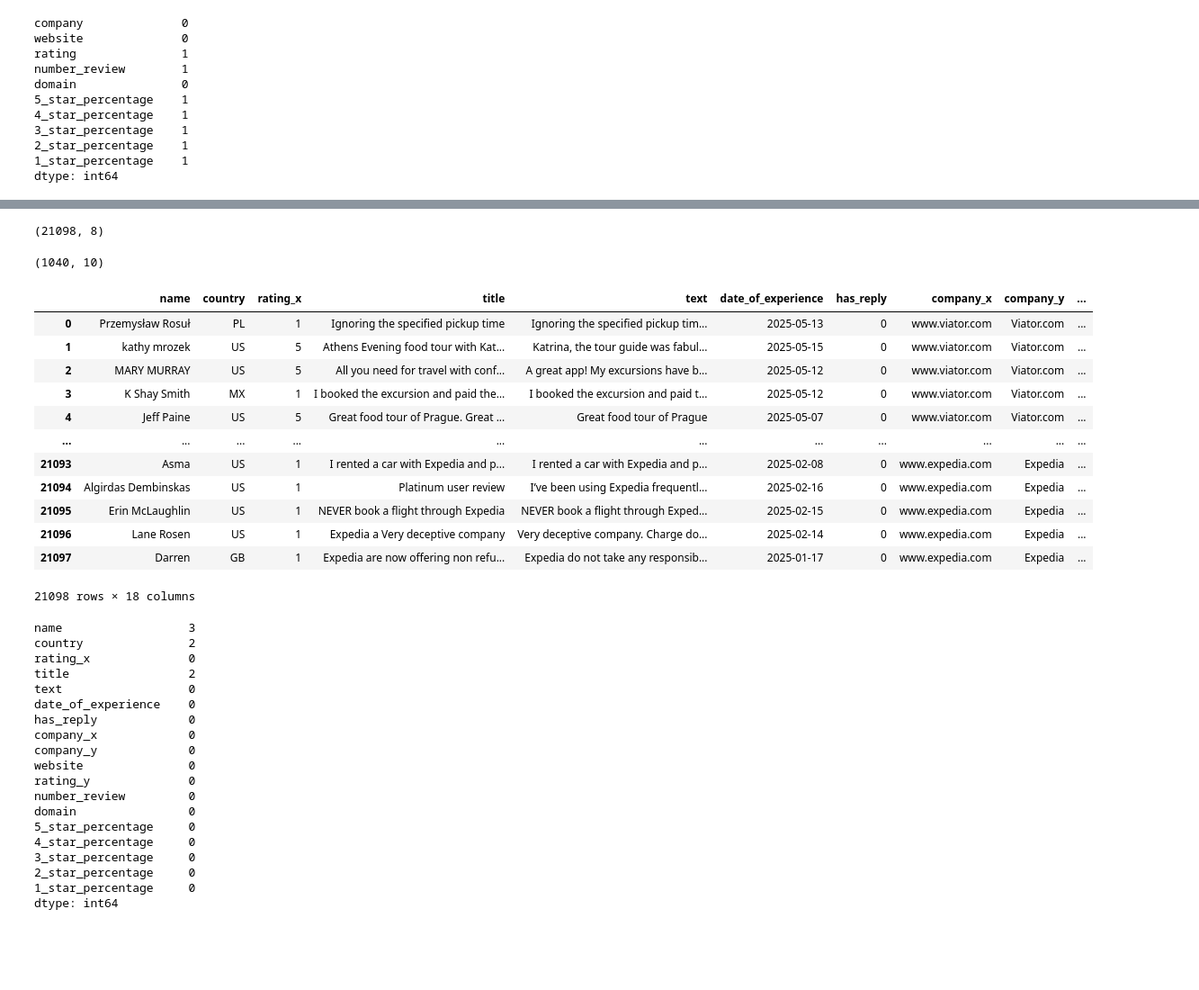
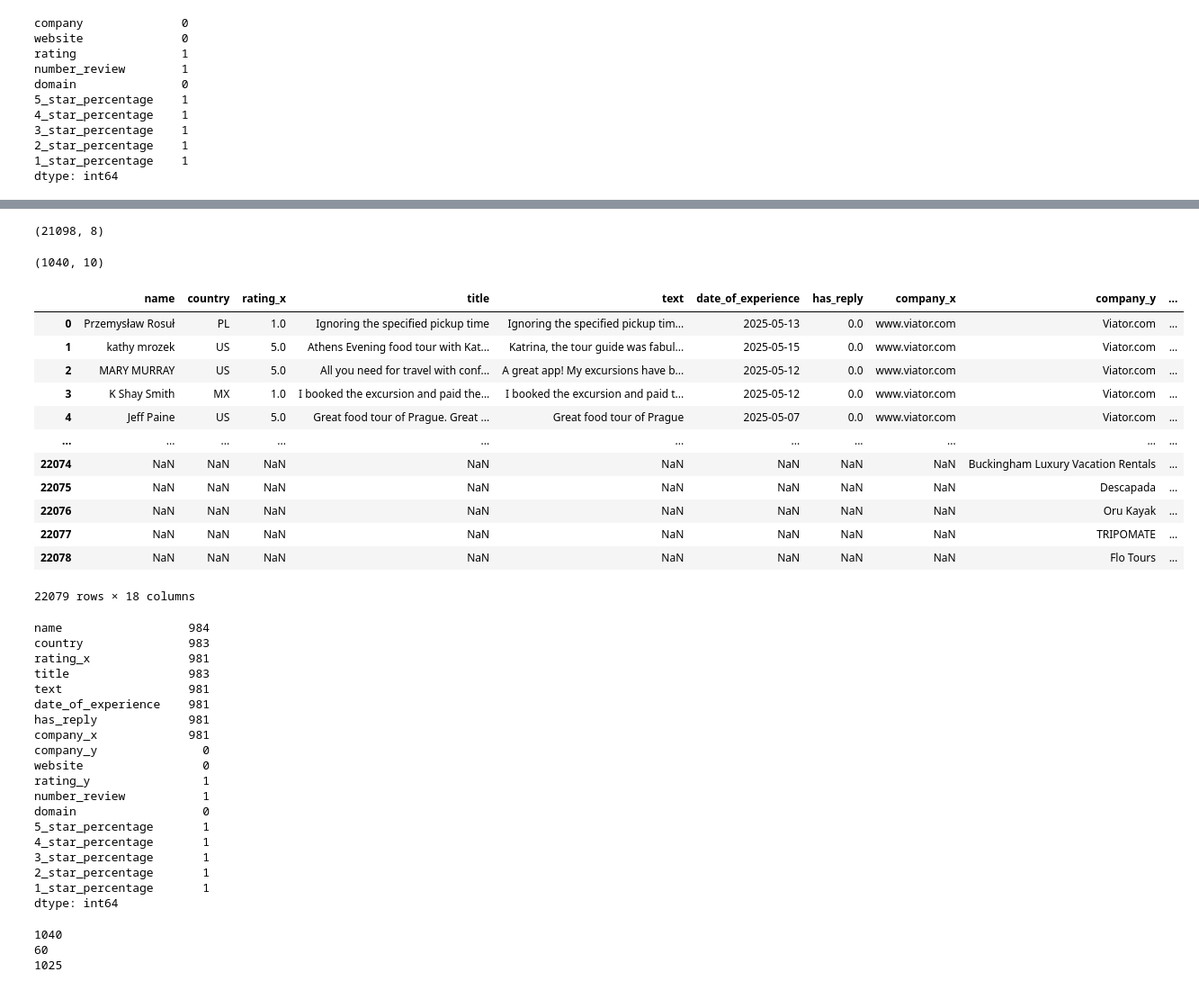
Before and after one commit to pnppl1/apr25_bde_int_supply, a Jupyter notebook: 1_data_collection/merge_dataframes.ipynb, the cells around one changed output, grey strips where cells are left out. Shown at 90% size. Drawn from its saved outputs; the diff is of its cells as text; code cells hidden in the pictures; blank space fills up the shorter version.

Commit message:
adjusted data merge

```diff
--- a/1_data_collection/merge_dataframes.ipynb
+++ b/1_data_collection/merge_dataframes.ipynb
@@ -88,10 +69,7 @@ display(df_reviews)
 # %%
-reviews_path = "reviews_extracting/trustpilot_reviews.csv"
+reviews_path = "reviews_extracting/trustpilot_reviews_final.csv"
 df_reviews = pd.read_csv(reviews_path)
 display(df_reviews)
-reviews_path = "reviews_extracting/trustpilot_reviews_2.csv"
-df_reviews = pd.read_csv(reviews_path)
-display(df_reviews)
-reviews_path = "reviews_extracting/trustpilot_reviews_15pages.csv"
-df_reviews = pd.read_csv(reviews_path)
-display(df_reviews)
+# reviews_path = "reviews_extracting/trustpilot_reviews_largest_but_no_website.csv"
+# df_reviews = pd.read_csv(reviews_path)
+# display(df_reviews)
@@ -98,54 +90,62 @@ display(df_reviews)
 # %%
 display(df_reviews.shape)
 display(df_companies.shape)
 df_merged = (df_reviews
     .merge(df_companies,
-           how="left",
+           how="right",
            left_on="company",
            right_on="website",
            ))
 display(
     df_merged
             )
 display(
     df_merged
     .isna()
     .sum()
     )
 # %% [output]
 (21098, 8)
 (1040, 10)
 |  | name | country | rating_x | title | text | date_of_experience | has_reply | company_x | company_y | ... |
-| 0 | Przemysław Rosuł | PL | 1 | Ignoring the specified pickup time | Ignoring the specified pickup tim... | 2025-05-13 | 0 | www.viator.com | Viator.com | ... |
-| 1 | kathy mrozek | US | 5 | Athens Evening food tour with Kat... | Katrina, the tour guide was fabul... | 2025-05-15 | 0 | www.viator.com | Viator.com | ... |
-| 2 | MARY MURRAY | US | 5 | All you need for travel with conf... | A great app! My excursions have b... | 2025-05-12 | 0 | www.viator.com | Viator.com | ... |
-| 3 | K Shay Smith | MX | 1 | I booked the excursion and paid the… | I booked the excursion and paid t... | 2025-05-12 | 0 | www.viator.com | Viator.com | ... |
-| 4 | Jeff Paine | US | 5 | Great food tour of Prague. Great ... | Great food tour of Prague | 2025-05-07 | 0 | www.viator.com | Viator.com | ... |
+| 0 | Przemysław Rosuł | PL | 1.0 | Ignoring the specified pickup time | Ignoring the specified pickup tim... | 2025-05-13 | 0.0 | www.viator.com | Viator.com | ... |
+| 1 | kathy mrozek | US | 5.0 | Athens Evening food tour with Kat... | Katrina, the tour guide was fabul... | 2025-05-15 | 0.0 | www.viator.com | Viator.com | ... |
+| 2 | MARY MURRAY | US | 5.0 | All you need for travel with conf... | A great app! My excursions have b... | 2025-05-12 | 0.0 | www.viator.com | Viator.com | ... |
+| 3 | K Shay Smith | MX | 1.0 | I booked the excursion and paid the… | I booked the excursion and paid t... | 2025-05-12 | 0.0 | www.viator.com | Viator.com | ... |
+| 4 | Jeff Paine | US | 5.0 | Great food tour of Prague. Great ... | Great food tour of Prague | 2025-05-07 | 0.0 | www.viator.com | Viator.com | ... |
 | ... | ... | ... | ... | ... | ... | ... | ... | ... | ... | ... |
-| 21093 | Asma | US | 1 | I rented a car with Expedia and p... | I rented a car with Expedia and p... | 2025-02-08 | 0 | www.expedia.com | Expedia | ... |
-| 21094 | Algirdas Dembinskas | US | 1 | Platinum user review | I’ve been using Expedia frequentl... | 2025-02-16 | 0 | www.expedia.com | Expedia | ... |
-| 21095 | Erin McLaughlin | US | 1 | NEVER book a flight through Expedia | NEVER book a flight through Exped... | 2025-02-15 | 0 | www.expedia.com | Expedia | ... |
-| 21096 | Lane Rosen | US | 1 | Expedia a Very deceptive company | Very deceptive company. Charge do... | 2025-02-14 | 0 | www.expedia.com | Expedia | ... |
-| 21097 | Darren | GB | 1 | Expedia are now offering non refu... | Expedia do not take any responsib... | 2025-01-17 | 0 | www.expedia.com | Expedia | ... |
+| 22074 | NaN | NaN | NaN | NaN | NaN | NaN | NaN | NaN | Buckingham Luxury Vacation Rentals | ... |
+| 22075 | NaN | NaN | NaN | NaN | NaN | NaN | NaN | NaN | Descapada | ... |
+| 22076 | NaN | NaN | NaN | NaN | NaN | NaN | NaN | NaN | Oru Kayak | ... |
+| 22077 | NaN | NaN | NaN | NaN | NaN | NaN | NaN | NaN | TRIPOMATE | ... |
+| 22078 | NaN | NaN | NaN | NaN | NaN | NaN | NaN | NaN | Flo Tours | ... |
-21098 rows × 18 columns
+22079 rows × 18 columns
-name                  3
-country               2
-rating_x              0
-title                 2
-text                  0
-date_of_experience    0
-has_reply             0
-company_x             0
-company_y             0
-website               0
-rating_y              0
-number_review         0
-domain                0
-5_star_percentage     0
-4_star_percentage     0
-3_star_percentage     0
-2_star_percentage     0
-1_star_percentage     0
+name                  984
+country               983
+rating_x              981
+title                 983
+text                  981
+date_of_experience    981
+has_reply             981
+company_x             981
+company_y               0
+website                 0
+rating_y                1
+number_review           1
+domain                  0
+5_star_percentage       1
+4_star_percentage       1
+3_star_percentage       1
+2_star_percentage       1
+1_star_percentage       1
 dtype: int64
+# %%
+print(len(df_merged.website.unique()))
+print(len(df_merged.company_x.unique()))
+print(len(df_merged.company_y.unique()))
+# %% [output]
+1040
+60
+1025
 # %%
 # df_merged.to_csv("all_data.csv", index=False)
```
Also changed, not shown: parts of 2 cells of this notebook, 1 other file.
